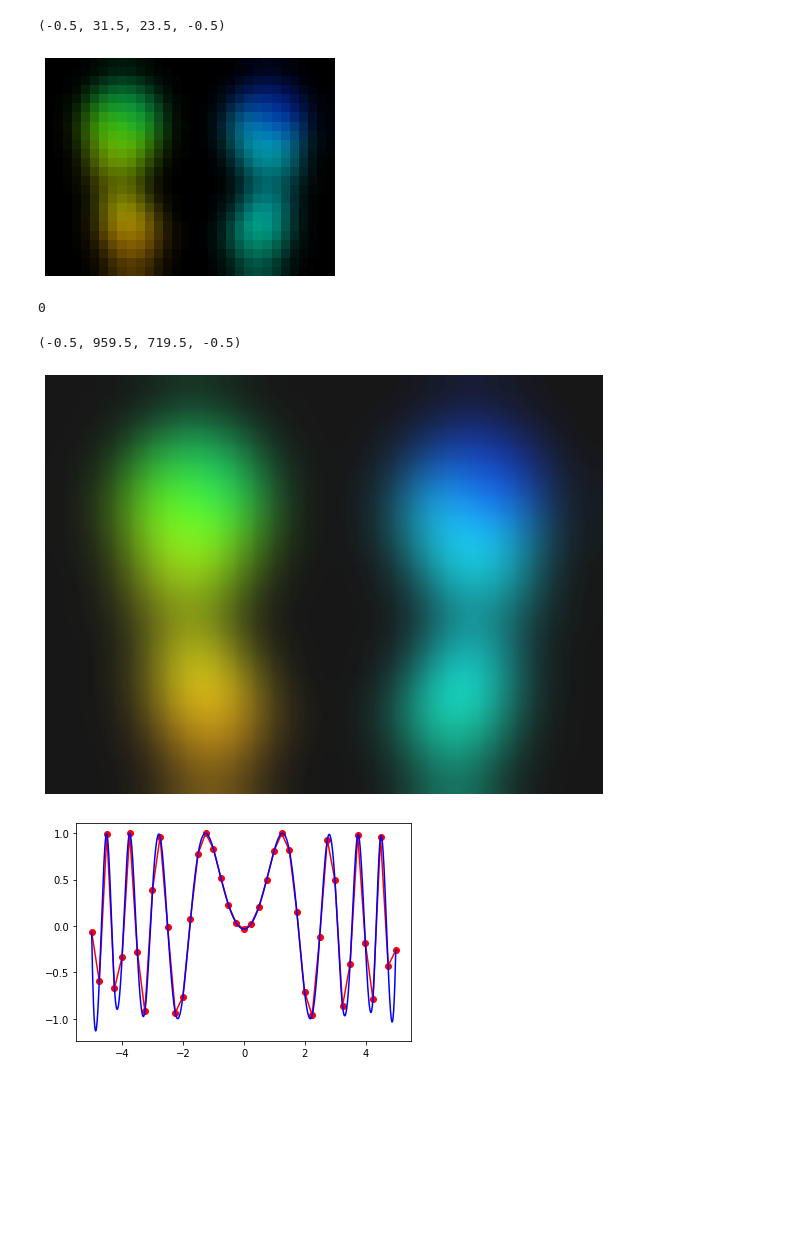
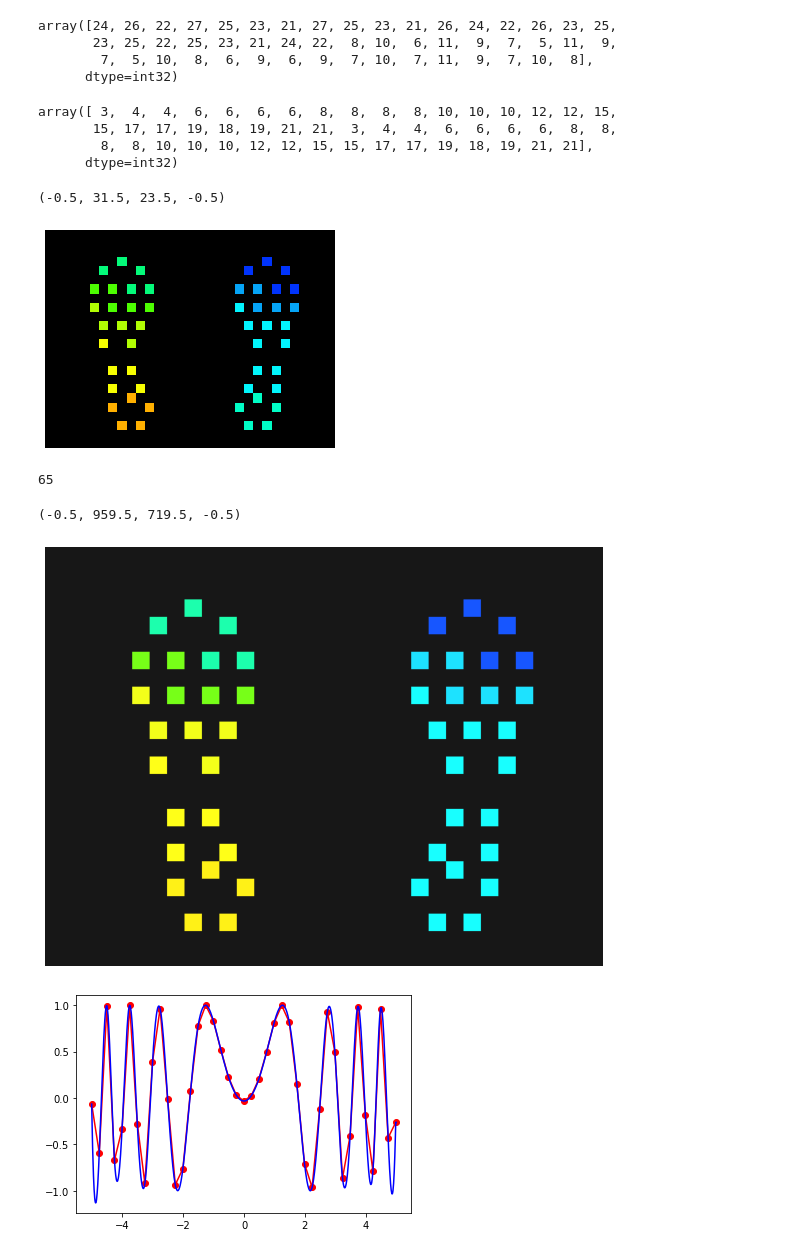
Before and after one commit to atick-faisal/Thermogram-Platform-App, a Jupyter notebook: utils/Thermogram.ipynb, the cells around one changed output. Cells and saved outputs as stored; diff of their text form; code cells hidden in the pictures; blank space fills up the shorter version.

```diff
--- a/utils/Thermogram.ipynb
+++ b/utils/Thermogram.ipynb
@@ -27,6 +27,20 @@ y = np.array([
 
 xs = np.round((x / OLD_WIDTH) * NEW_WIDTH).astype(np.int32)
 ys = np.round((y / OLD_HEIGHT) * NEW_HEIGHT).astype(np.int32)
+# %%
+xs
+# %% [output]
+array([24, 26, 22, 27, 25, 23, 21, 27, 25, 23, 21, 26, 24, 22, 26, 23, 25,
+       23, 25, 22, 25, 23, 21, 24, 22,  8, 10,  6, 11,  9,  7,  5, 11,  9,
+        7,  5, 10,  8,  6,  9,  6,  9,  7, 10,  7, 11,  9,  7, 10,  8],
+      dtype=int32)
+# %%
+ys
+# %% [output]
+array([ 3,  4,  4,  6,  6,  6,  6,  8,  8,  8,  8, 10, 10, 10, 12, 12, 15,
+       15, 17, 17, 19, 18, 19, 21, 21,  3,  4,  4,  6,  6,  6,  6,  8,  8,
+        8,  8, 10, 10, 10, 12, 12, 15, 15, 17, 17, 19, 18, 19, 21, 21],
+      dtype=int32)
 # %%
 cmap = np.array([
     [0, 51, 251],
@@ -72,7 +86,7 @@ def apply_brightness_contrast(input_img, brightness=0, contrast=0):
 
     return buf
 # %%
-img = cv2.GaussianBlur(img, (9, 9), 0) * 3
+# img = cv2.GaussianBlur(img, (9, 9), 0) * 3
 # img[img[:, :] == [0, 0, 0]] = [255, 255, 255]
 
 
@@ -81,21 +95,21 @@ plt.imshow(img)
 plt.axis("off")
 # %% [output]
 (-0.5, 31.5, 23.5, -0.5)
-[figure, old version]
+[figure, new version]
 # %%
 np.sum(img > 200)
 # %% [output]
-0
+65
 # %%
 img = cv2.resize(img, None, fx=30, fy=30, interpolation=cv2.INTER_NEAREST)
-img = cv2.blur(img, (71, 71))
+# img = cv2.blur(img, (71, 71))
 img = apply_brightness_contrast(img, 64, 32)
 plt.figure(figsize=(10, 10))
 plt.imshow(img)
 plt.axis("off")
 # %% [output]
 (-0.5, 959.5, 719.5, -0.5)
-[figure, old version]
+[figure, new version]
 # %%
 from scipy import interpolate
 x = np.arange(-5.01, 5.01, 0.25)
```
Also changed, not shown: parts of 4 cells of this notebook, 4 other files.
